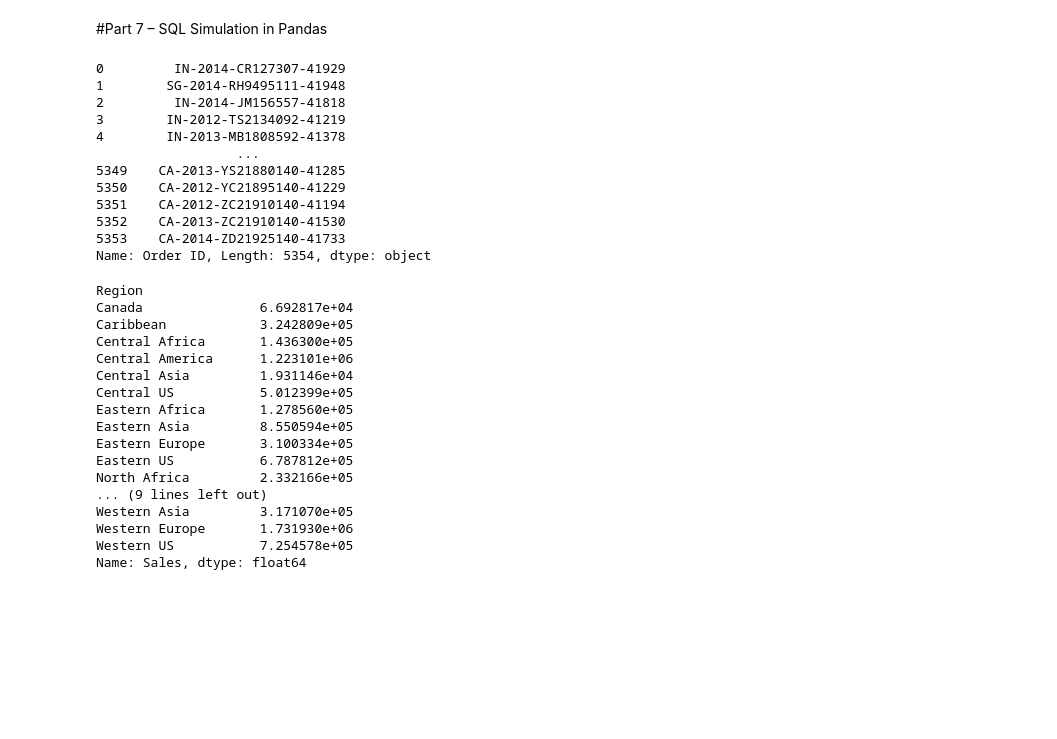
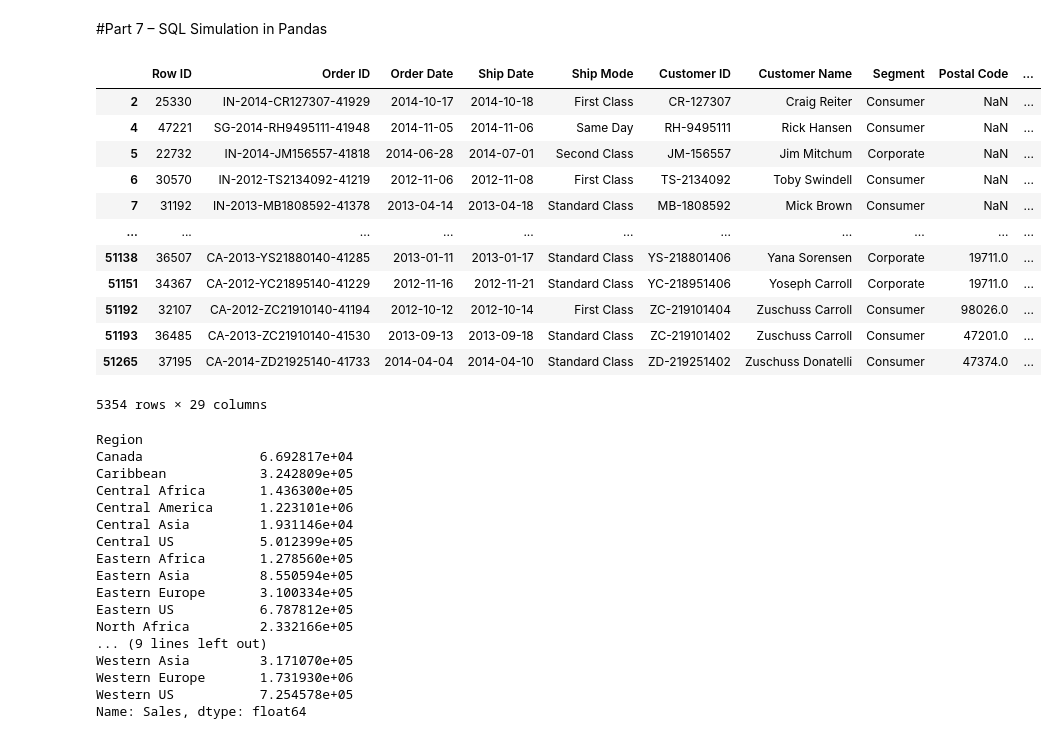
Before and after one commit to subhiksha-kodi/EDA-PROJECT---GLOBAL-SUPERSTORE-SALES-ANALYSIS, a Jupyter notebook: code.ipynb, the cells around one changed output. Cells and saved outputs as stored; diff of their text form; code cells hidden in the pictures; blank space fills up the shorter version.

```diff
--- a/code.ipynb
+++ b/code.ipynb
@@ -346,20 +357,21 @@ df
 # %% [markdown]
 #Part 7 – SQL Simulation in Pandas
 # %%
-df[(df['Profit']>100) & (df['Discount']<0.2)]['Order ID'].reset_index(drop=True)
+df[(df['Profit']>100) & (df['Discount']<0.2)]
 # %% [output]
+|  | Row ID | Order ID | Order Date | Ship Date | Ship Mode | Customer ID | Customer Name | Segment | Postal Code | ... |
+| 2 | 25330 | IN-2014-CR127307-41929 | 2014-10-17 | 2014-10-18 | First Class | CR-127307 | Craig Reiter | Consumer | NaN | ... |
+| 4 | 47221 | SG-2014-RH9495111-41948 | 2014-11-05 | 2014-11-06 | Same Day | RH-9495111 | Rick Hansen | Consumer | NaN | ... |
+| 5 | 22732 | IN-2014-JM156557-41818 | 2014-06-28 | 2014-07-01 | Second Class | JM-156557 | Jim Mitchum | Corporate | NaN | ... |
+| 6 | 30570 | IN-2012-TS2134092-41219 | 2012-11-06 | 2012-11-08 | First Class | TS-2134092 | Toby Swindell | Consumer | NaN | ... |
+| 7 | 31192 | IN-2013-MB1808592-41378 | 2013-04-14 | 2013-04-18 | Standard Class | MB-1808592 | Mick Brown | Consumer | NaN | ... |
+| ... | ... | ... | ... | ... | ... | ... | ... | ... | ... | ... |
+| 51138 | 36507 | CA-2013-YS21880140-41285 | 2013-01-11 | 2013-01-17 | Standard Class | YS-218801406 | Yana Sorensen | Corporate | 19711.0 | ... |
+| 51151 | 34367 | CA-2012-YC21895140-41229 | 2012-11-16 | 2012-11-21 | Standard Class | YC-218951406 | Yoseph Carroll | Corporate | 19711.0 | ... |
+| 51192 | 32107 | CA-2012-ZC21910140-41194 | 2012-10-12 | 2012-10-14 | First Class | ZC-219101404 | Zuschuss Carroll | Consumer | 98026.0 | ... |
+| 51193 | 36485 | CA-2013-ZC21910140-41530 | 2013-09-13 | 2013-09-18 | Standard Class | ZC-219101402 | Zuschuss Carroll | Consumer | 47201.0 | ... |
+| 51265 | 37195 | CA-2014-ZD21925140-41733 | 2014-04-04 | 2014-04-10 | Standard Class | ZD-219251402 | Zuschuss Donatelli | Consumer | 47374.0 | ... |
-0         IN-2014-CR127307-41929
-1        SG-2014-RH9495111-41948
-2         IN-2014-JM156557-41818
-3        IN-2012-TS2134092-41219
-4        IN-2013-MB1808592-41378
-                  ...
-5349    CA-2013-YS21880140-41285
-5350    CA-2012-YC21895140-41229
-5351    CA-2012-ZC21910140-41194
-5352    CA-2013-ZC21910140-41530
-5353    CA-2014-ZD21925140-41733
-Name: Order ID, Length: 5354, dtype: object
+5354 rows × 29 columns
 # %%
 df.groupby('Region')['Sales'].sum()
 # %% [output]
```
Also changed, not shown: parts of 11 cells of this notebook.
